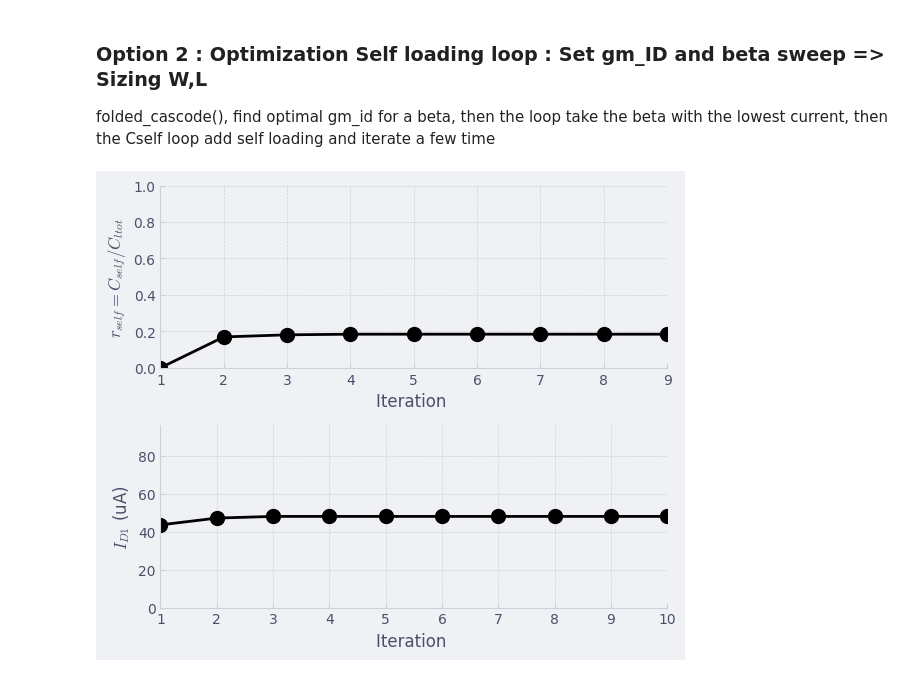
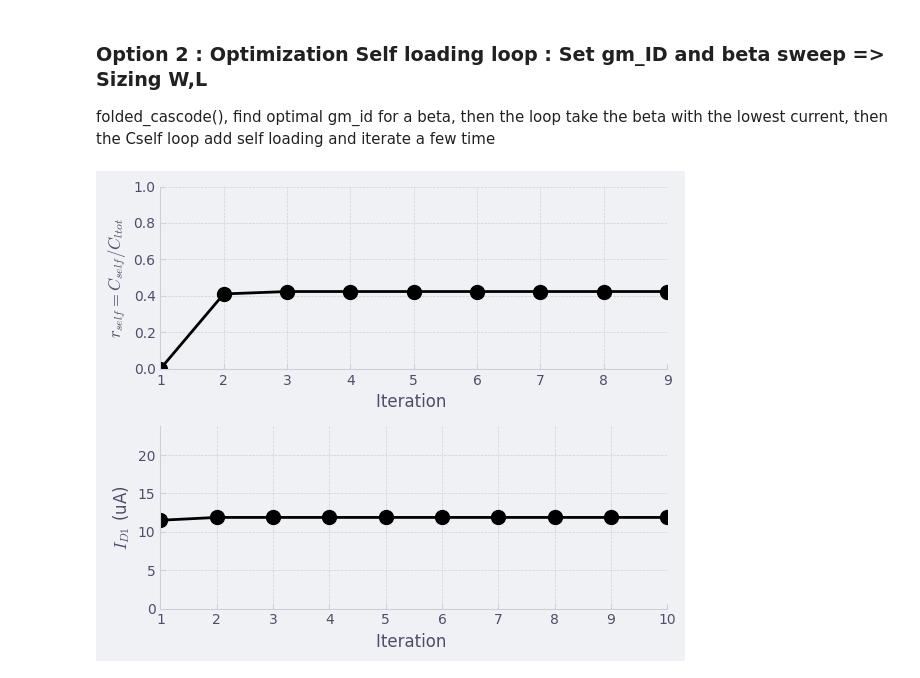
Before and after one commit to Surfeur974/gmadrid, a Jupyter notebook: Design_script/Folded_cascode/Design_SC_folded_cascode.ipynb, the cells around one changed output. Drawn from its saved outputs; the diff is of its cells as text; code cells hidden in the pictures.

```diff
--- a/Design_script/Folded_cascode/Design_SC_folded_cascode.ipynb
+++ b/Design_script/Folded_cascode/Design_SC_folded_cascode.ipynb
@@ -83,7 +83,7 @@ On prend gm_IDcas = [15]
 ### Compute Gain L0, with Lcascode sweep
 # %%
 #Set L sweep for plot
-L = np.linspace(0.35, 10, 100)
+L = np.linspace(0.35, 2, 100)
 
 #Compute gain param
 gm_gds2 = nmos4.lookup('GM_GDS', GM_ID = d['gm_IDcas'], L = L, VDS = VDS_MOS, VSB = 0)
@@ -113,6 +113,6 @@ plt.show()
 ### Choose L cascode
 # %%
 #Choose length
-d['Lcas'] = np.array([1.6])
+d['Lcas'] = np.array([0.5])
 print('On prend L_cascode =', d['Lcas'])
 # %% [output]
@@ -143,11 +143,11 @@ d['fp2'] / s['fu1'] = np.float64(4.356917745010365)
 Sweep L1, measure performance, choose L1
 # %%
 # Channel length sweep
-L1 = [0.35, 0.5, 0.75, 1.25]
+L1 = [0.18, 0.35, 0.5, 0.75, 1.25]
 #L1 = pmos4['L']
 m1 = []
 p = []
-d['gm_ID1'] = np.linspace(6, 27, 100)
+d['gm_ID1'] = np.linspace(6, 26, 100)
 d['beta'] = s['beta_max'] * np.linspace(0.2, 1, 100)
 
 for Li in L1:
@@ -184,6 +184,6 @@ plt.show()
 # %% [markdown]
 ### Choose L diff pair L1
 # %%
-d['L1'] = 0.75
+d['L1'] = 0.2
 print('On prend L1 =', d['L1'])
 # %% [output]
@@ -204,7 +204,7 @@ adri.print_design_summary(s, d,m1,m2,m3,m4,m5,p)
 ### Option 2 : Optimization Self loading loop : Set gm_ID and beta sweep => Sizing W,L
 folded_cascode(), find optimal gm_id for a beta, then the loop take the beta with the lowest current, then the Cself loop add self loading and iterate a few time
 # %%
-d['gm_ID1'] =  np.linspace(5, 28, 100)
+d['gm_ID1'] =  np.linspace(5, 25, 100)
 d['beta']   =  beta_max * np.linspace(0.2, 1, 100)
 
 # Self loading sweep
@@ -220,34 +220,34 @@ for i in range(len(cself)):
     ID1[i] = np.min(m1['ID'])
     m = np.argmin(m1['ID'])
     gm_ID1[i] = m1['GM_ID'][m]
     cltot[i] = p['cltot'][m]
     beta[i] = d['beta'][m]
 
     if i + 1 < len(cself):
         cself[i + 1] = p['cself'][m]
 
 # Plotting results
 plt.style.use(catppuccin.PALETTE.latte.identifier)
 fig, axs = plt.subplots(2, 1, figsize=(6, 5))
 # r_self vs iteration
 axs[0].plot(range(1, len(cself)), cself[:-1] / cltot[:-1], 'k-o', linewidth=2, markersize=10)
 axs[0].set_xlabel('Iteration ')
 axs[0].set_ylabel(r'$r_{self} = C_{self}/C_{ltot}$')
 axs[0].set_xlim([1, len(cself) - 1])
 axs[0].set_ylim([0, 1])
 axs[0].grid(True)
 # ID1 vs iteration
 axs[1].plot(range(1, len(ID1) + 1), ID1 * 1e6, 'k-o', linewidth=2, markersize=10)
 axs[1].set_xlabel('Iteration ')
 axs[1].set_ylabel(r'$I_{D1}$ (uA)')
 axs[1].set_xlim([1, len(ID1)])
 axs[1].set_ylim([0, ID1[-1]* 1e6*2])
 axs[1].grid(True)
 
 plt.tight_layout()
 plt.show()
 # %% [output]
-[figure, old version]
+[figure, new version]
 # %%
 # Final sizing point
 ID1_opt = ID1[-1]
```
Also changed, not shown: parts of 13 cells of this notebook, 10 other files.
